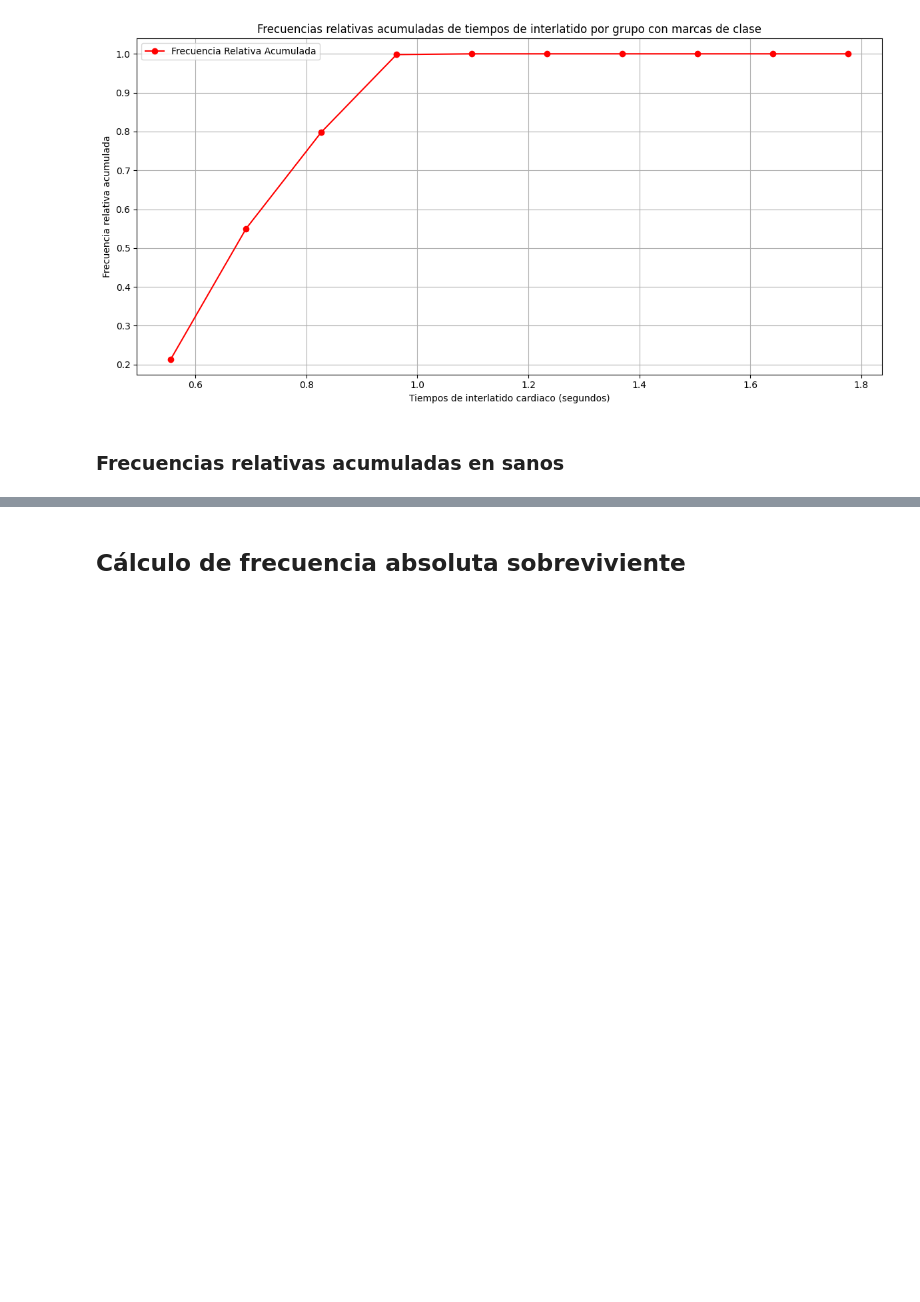
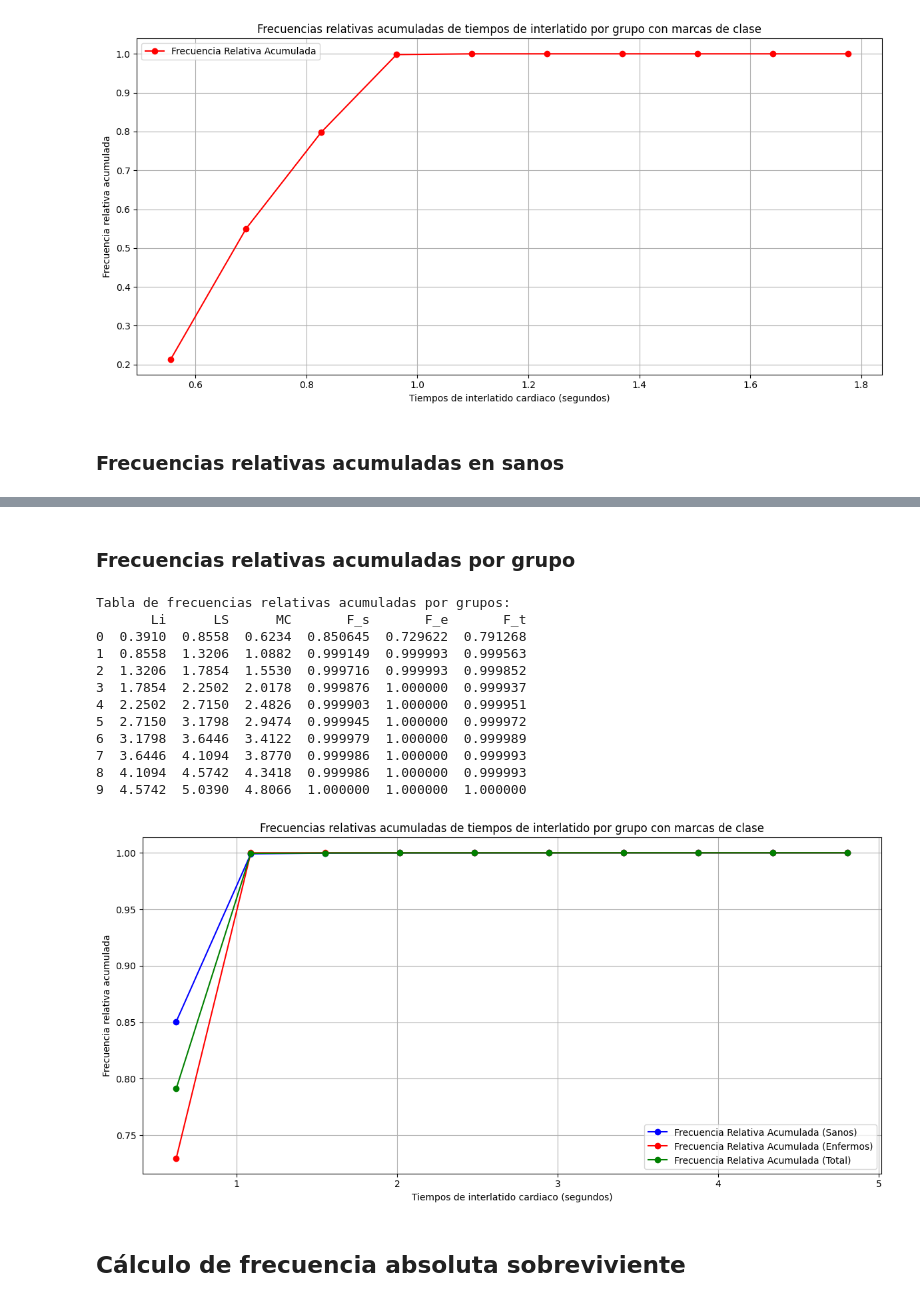
Before and after one commit to ThonnyRG/pacientes_enfermos_y_sanos_analisis, a Jupyter notebook: DATOS_BIOESTADÍSTICOS.ipynb, the cells around one changed output, grey strips where cells are left out. Drawn from its saved outputs; the diff is of its cells as text; code cells hidden in the pictures; blank space fills up the shorter version.

```diff
--- a/DATOS_BIOESTADÍSTICOS.ipynb
+++ b/DATOS_BIOESTADÍSTICOS.ipynb
@@ -1595,5 +1595,80 @@ Tabla de frecuencias relativas acumuladas de tiempos de interlatido por grupo co
 8  4.5742  4.3418       0  0.999986  0.999986  0.999986  0.999986  0.999986
 9  5.0390  4.8066       2  1.000000  1.000000  1.000000  1.000000  1.000000
 [figure]
+# %% [markdown]
+### Frecuencias relativas acumuladas por grupo
+# %%
+# Definir límites de intervalos basados en los datos reales
+min_val = min(df_sanos['Tiempos de interlatido'].min(), df_enfermos['Tiempos de interlatido'].min())
+max_val = max(df_sanos['Tiempos de interlatido'].max(), df_enfermos['Tiempos de interlatido'].max())
+intervalos = pd.interval_range(start=min_val,
+                               end=max_val,
+                               freq=(max_val - min_val) / 10)
+
+# Calcular las frecuencias absolutas para sanos y enfermos usando los mismos intervalos
+frecuencias_absolutas_sanos = pd.cut(df_sanos['Tiempos de interlatido'], bins=intervalos).value_counts().sort_index()
+frecuencias_absolutas_enfermos = pd.cut(df_enfermos['Tiempos de interlatido'], bins=intervalos).value_counts().sort_index()
+
+# Calcular la frecuencia total
+frecuencia_total = frecuencias_absolutas_sanos + frecuencias_absolutas_enfermos
+
+# Calcular las frecuencias absolutas acumuladas
+frecuencias_absolutas_acumuladas_sanos = frecuencias_absolutas_sanos.cumsum()
+frecuencias_absolutas_acumuladas_enfermos = frecuencias_absolutas_enfermos.cumsum()
+frecuencia_total_acumulada = frecuencia_total.cumsum()
+
+# Calcular las frecuencias relativas y acumuladas
+frecuencias_relativas_sanos = frecuencias_absolutas_sanos / frecuencias_absolutas_sanos.sum()
+frecuencias_relativas_acumuladas_sanos = frecuencias_relativas_sanos.cumsum()
+frecuencias_relativas_enfermos = frecuencias_absolutas_enfermos / frecuencias_absolutas_enfermos.sum()
+frecuencias_relativas_acumuladas_enfermos = frecuencias_relativas_enfermos.cumsum()
+frecuencias_relativas_totales = frecuencia_total / frecuencia_total.sum()
+frecuencias_relativas_acumuladas_totales = frecuencias_relativas_totales.cumsum()
+
+# Calcular marcas de clase, límites inferiores (LI) y límites superiores (LS)
+LI = [interval.left for interval in intervalos]
+LS = [interval.right for interval in intervalos]
+MC = [(interval.left + interval.right) / 2 for interval in intervalos]
+
+# Crear DataFrame para las frecuencias relativas acumuladas por grupos
+tabla_frecuencias_rel_acum_grupos = pd.DataFrame({
+    'Li': LI,
+    'LS': LS,
+    'MC': MC,
+    'F_s': frecuencias_relativas_acumuladas_sanos.values,
+    'F_e': frecuencias_relativas_acumuladas_enfermos.values,
+    'F_t': frecuencias_relativas_acumuladas_totales.values,
+})
+
+# Imprimir la tabla de frecuencias relativas acumuladas por grupos
+print("Tabla de frecuencias relativas acumuladas por grupos:")
+print(tabla_frecuencias_rel_acum_grupos)
+
+# Graficar las frecuencias relativas acumuladas por grupos
+plt.figure(figsize=(12, 6))
+plt.plot(tabla_frecuencias_rel_acum_grupos['MC'], tabla_frecuencias_rel_acum_grupos['F_s'], marker='o', label='Frecuencia Relativa Acumulada (Sanos)', color='blue')
+plt.plot(tabla_frecuencias_rel_acum_grupos['MC'], tabla_frecuencias_rel_acum_grupos['F_e'], marker='o', label='Frecuencia Relativa Acumulada (Enfermos)', color='red')
+plt.plot(tabla_frecuencias_rel_acum_grupos['MC'], tabla_frecuencias_rel_acum_grupos['F_t'], marker='o', label='Frecuencia Relativa Acumulada (Total)', color='green')
+plt.xlabel('Tiempos de interlatido cardiaco (segundos)')
+plt.ylabel('Frecuencia relativa acumulada')
+plt.title('Frecuencias relativas acumuladas de tiempos de interlatido por grupo con marcas de clase')
+plt.legend()
+plt.grid(True)
+plt.tight_layout()
+plt.show()
+# %% [output]
+Tabla de frecuencias relativas acumuladas por grupos:
+       Li      LS      MC       F_s       F_e       F_t
+0  0.3910  0.8558  0.6234  0.850645  0.729622  0.791268
+1  0.8558  1.3206  1.0882  0.999149  0.999993  0.999563
+2  1.3206  1.7854  1.5530  0.999716  0.999993  0.999852
+3  1.7854  2.2502  2.0178  0.999876  1.000000  0.999937
+4  2.2502  2.7150  2.4826  0.999903  1.000000  0.999951
+5  2.7150  3.1798  2.9474  0.999945  1.000000  0.999972
+6  3.1798  3.6446  3.4122  0.999979  1.000000  0.999989
+7  3.6446  4.1094  3.8770  0.999986  1.000000  0.999993
+8  4.1094  4.5742  4.3418  0.999986  1.000000  0.999993
+9  4.5742  5.0390  4.8066  1.000000  1.000000  1.000000
+[figure, added]
 # %% [markdown]
 ## Cálculo de frecuencia absoluta sobreviviente
```
Also changed, not shown: parts of 13 cells of this notebook.
